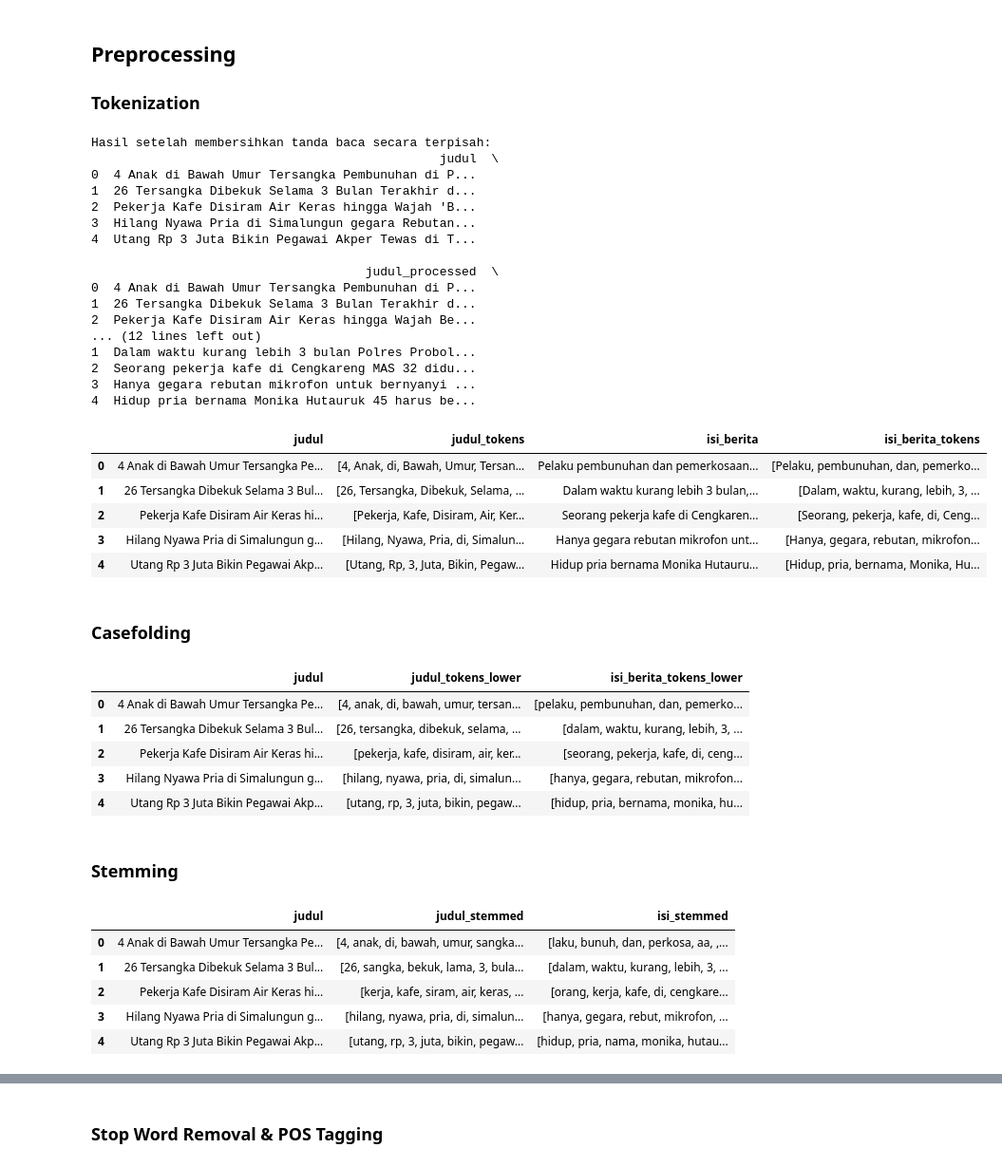
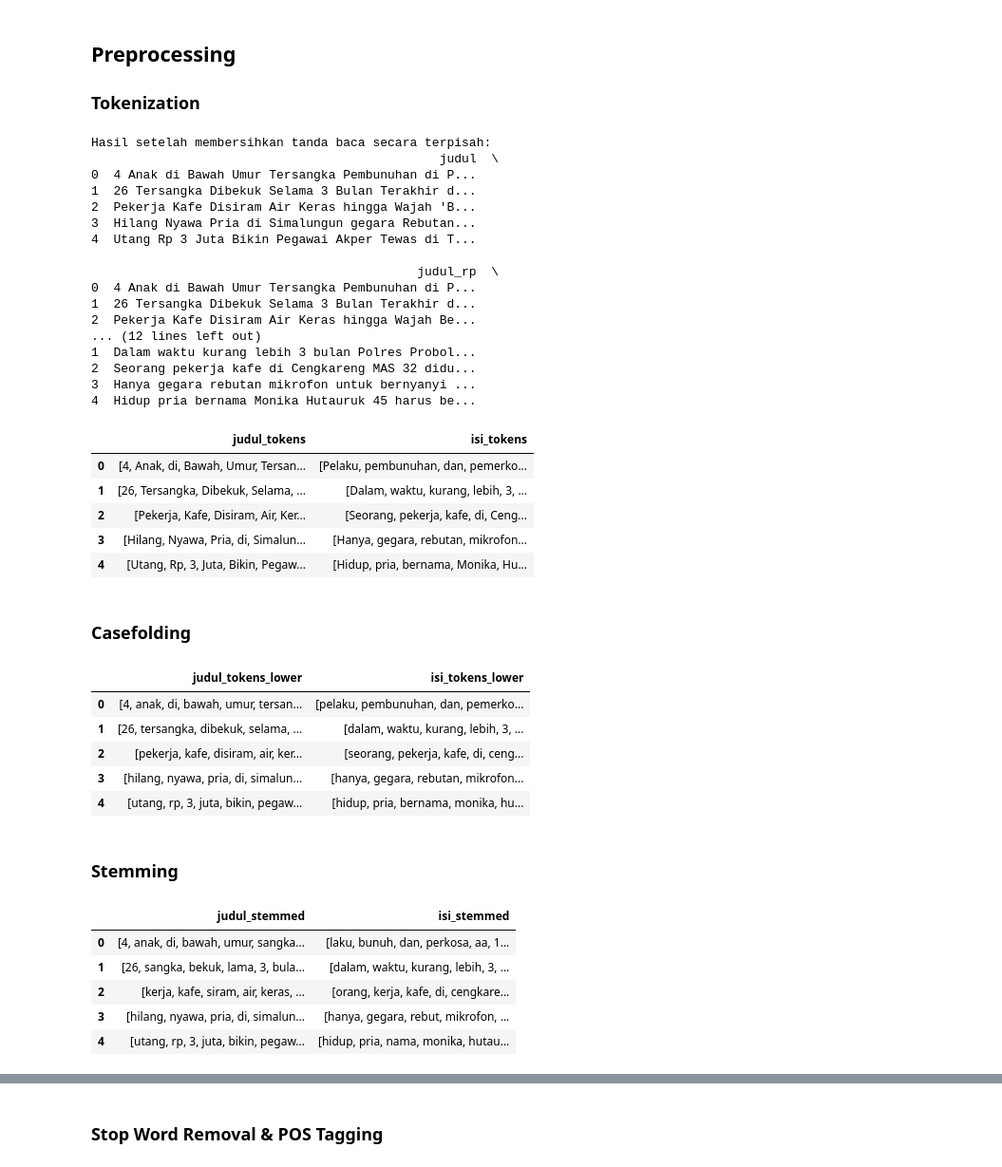
Before and after one commit to fairuuz16/ner-project, a Jupyter notebook: notebooks/02-data-preprocessing.ipynb, the cells around one changed output, grey strips where cells are left out. Shown at 95% size. Saved outputs shown, nothing was run; the diff lists cells and outputs as text; code cells hidden in the pictures.

```diff
--- a/notebooks/02-data-preprocessing.ipynb
+++ b/notebooks/02-data-preprocessing.ipynb
@@ -38,12 +38,12 @@ def remove_punctuation(text):
         text = str(text)
     return re.sub(r'[^\w\s]', '', text)
 
-df['judul_processed'] = df['judul'].apply(remove_punctuation)
+df['judul_rp'] = df['judul'].apply(remove_punctuation)
 
-df['isi_berita_processed'] = df['isi_berita'].apply(remove_punctuation)
+df['isi_rp'] = df['isi_berita'].apply(remove_punctuation)
 
 print("Hasil setelah membersihkan tanda baca secara terpisah:")
-print(df[['judul', 'judul_processed', 'isi_berita', 'isi_berita_processed']].head())
+print(df[['judul', 'judul_rp', 'isi_berita', 'isi_rp']].head())
 # %% [output]
 Hasil setelah membersihkan tanda baca secara terpisah:
                                                judul  \
@@ -53,7 +53,7 @@ Hasil setelah membersihkan tanda baca secara terpisah:
 3  Hilang Nyawa Pria di Simalungun gegara Rebutan...
 4  Utang Rp 3 Juta Bikin Pegawai Akper Tewas di T...
 
-                                     judul_processed  \
+                                            judul_rp  \
 0  4 Anak di Bawah Umur Tersangka Pembunuhan di P...
 1  26 Tersangka Dibekuk Selama 3 Bulan Terakhir d...
 2  Pekerja Kafe Disiram Air Keras hingga Wajah Be...
@@ -63,36 +63,36 @@ Hasil setelah membersihkan tanda baca secara terpisah:
 3  Hanya gegara rebutan mikrofon untuk bernyanyi ...
 4  Hidup pria bernama Monika Hutauruk 45 harus be...
 # %%
-df['judul'] = df['judul'].fillna('')
-df['isi_berita'] = df['isi_berita'].fillna('')
+df['judul_rp'] = df['judul_rp'].fillna('')
+df['isi_rp'] = df['isi_rp'].fillna('')
 
 # Tokenisasi
-df['judul_tokens'] = df['judul'].apply(word_tokenize)
-df['isi_berita_tokens'] = df['isi_berita'].apply(word_tokenize)
+df['judul_tokens'] = df['judul_rp'].apply(word_tokenize)
+df['isi_tokens'] = df['isi_rp'].apply(word_tokenize)
 
 # Hasil tokenisasi
-df[['judul', 'judul_tokens', 'isi_berita', 'isi_berita_tokens']].head()
+df[['judul_tokens', 'isi_tokens']].head()
 # %% [output]
-|  | judul | judul_tokens | isi_berita | isi_berita_tokens |
-| 0 | 4 Anak di Bawah Umur Tersangka Pe... | [4, Anak, di, Bawah, Umur, Tersan... | Pelaku pembunuhan dan pemerkosaan... | [Pelaku, pembunuhan, dan, pemerko... |
-| 1 | 26 Tersangka Dibekuk Selama 3 Bul... | [26, Tersangka, Dibekuk, Selama, ... | Dalam waktu kurang lebih 3 bulan,... | [Dalam, waktu, kurang, lebih, 3, ... |
-| 2 | Pekerja Kafe Disiram Air Keras hi... | [Pekerja, Kafe, Disiram, Air, Ker... | Seorang pekerja kafe di Cengkaren... | [Seorang, pekerja, kafe, di, Ceng... |
-| 3 | Hilang Nyawa Pria di Simalungun g... | [Hilang, Nyawa, Pria, di, Simalun... | Hanya gegara rebutan mikrofon unt... | [Hanya, gegara, rebutan, mikrofon... |
-| 4 | Utang Rp 3 Juta Bikin Pegawai Akp... | [Utang, Rp, 3, Juta, Bikin, Pegaw... | Hidup pria bernama Monika Hutauru... | [Hidup, pria, bernama, Monika, Hu... |
+|  | judul_tokens | isi_tokens |
+| 0 | [4, Anak, di, Bawah, Umur, Tersan... | [Pelaku, pembunuhan, dan, pemerko... |
+| 1 | [26, Tersangka, Dibekuk, Selama, ... | [Dalam, waktu, kurang, lebih, 3, ... |
+| 2 | [Pekerja, Kafe, Disiram, Air, Ker... | [Seorang, pekerja, kafe, di, Ceng... |
+| 3 | [Hilang, Nyawa, Pria, di, Simalun... | [Hanya, gegara, rebutan, mikrofon... |
+| 4 | [Utang, Rp, 3, Juta, Bikin, Pegaw... | [Hidup, pria, bernama, Monika, Hu... |
 # %% [markdown]
 ### Casefolding
 # %%
 df['judul_tokens_lower'] = df['judul_tokens'].apply(lambda tokens: [token.lower() for token in tokens])
-df['isi_berita_tokens_lower'] = df['isi_berita_tokens'].apply(lambda tokens: [token.lower() for token in tokens])
+df['isi_tokens_lower'] = df['isi_tokens'].apply(lambda tokens: [token.lower() for token in tokens])
 
-df[['judul', 'judul_tokens_lower', 'isi_berita_tokens_lower']].head()
+df[['judul_tokens_lower', 'isi_tokens_lower']].head()
 # %% [output]
-|  | judul | judul_tokens_lower | isi_berita_tokens_lower |
-| 0 | 4 Anak di Bawah Umur Tersangka Pe... | [4, anak, di, bawah, umur, tersan... | [pelaku, pembunuhan, dan, pemerko... |
-| 1 | 26 Tersangka Dibekuk Selama 3 Bul... | [26, tersangka, dibekuk, selama, ... | [dalam, waktu, kurang, lebih, 3, ... |
-| 2 | Pekerja Kafe Disiram Air Keras hi... | [pekerja, kafe, disiram, air, ker... | [seorang, pekerja, kafe, di, ceng... |
-| 3 | Hilang Nyawa Pria di Simalungun g... | [hilang, nyawa, pria, di, simalun... | [hanya, gegara, rebutan, mikrofon... |
-| 4 | Utang Rp 3 Juta Bikin Pegawai Akp... | [utang, rp, 3, juta, bikin, pegaw... | [hidup, pria, bernama, monika, hu... |
+|  | judul_tokens_lower | isi_tokens_lower |
+| 0 | [4, anak, di, bawah, umur, tersan... | [pelaku, pembunuhan, dan, pemerko... |
+| 1 | [26, tersangka, dibekuk, selama, ... | [dalam, waktu, kurang, lebih, 3, ... |
+| 2 | [pekerja, kafe, disiram, air, ker... | [seorang, pekerja, kafe, di, ceng... |
+| 3 | [hilang, nyawa, pria, di, simalun... | [hanya, gegara, rebutan, mikrofon... |
+| 4 | [utang, rp, 3, juta, bikin, pegaw... | [hidup, pria, bernama, monika, hu... |
 # %% [markdown]
 ### Stemming
 # %%
@@ -100,13 +100,13 @@ factory = StemmerFactory()
 stemmer = factory.create_stemmer()
 
 df['judul_stemmed'] = df['judul_tokens_lower'].apply(lambda tokens: [stemmer.stem(token) for token in tokens])
-df['isi_stemmed'] = df['isi_berita_tokens_lower'].apply(lambda tokens: [stemmer.stem(token) for token in tokens])
+df['isi_stemmed'] = df['isi_tokens_lower'].apply(lambda tokens: [stemmer.stem(token) for token in tokens])
 
-df[['judul', 'judul_stemmed', 'isi_stemmed']].head()
+df[['judul_stemmed', 'isi_stemmed']].head()
 # %% [output]
-|  | judul | judul_stemmed | isi_stemmed |
-| 0 | 4 Anak di Bawah Umur Tersangka Pe... | [4, anak, di, bawah, umur, sangka... | [laku, bunuh, dan, perkosa, aa, ,... |
-| 1 | 26 Tersangka Dibekuk Selama 3 Bul... | [26, sangka, bekuk, lama, 3, bula... | [dalam, waktu, kurang, lebih, 3, ... |
-| 2 | Pekerja Kafe Disiram Air Keras hi... | [kerja, kafe, siram, air, keras, ... | [orang, kerja, kafe, di, cengkare... |
-| 3 | Hilang Nyawa Pria di Simalungun g... | [hilang, nyawa, pria, di, simalun... | [hanya, gegara, rebut, mikrofon, ... |
-| 4 | Utang Rp 3 Juta Bikin Pegawai Akp... | [utang, rp, 3, juta, bikin, pegaw... | [hidup, pria, nama, monika, hutau... |
+|  | judul_stemmed | isi_stemmed |
+| 0 | [4, anak, di, bawah, umur, sangka... | [laku, bunuh, dan, perkosa, aa, 1... |
+| 1 | [26, sangka, bekuk, lama, 3, bula... | [dalam, waktu, kurang, lebih, 3, ... |
+| 2 | [kerja, kafe, siram, air, keras, ... | [orang, kerja, kafe, di, cengkare... |
+| 3 | [hilang, nyawa, pria, di, simalun... | [hanya, gegara, rebut, mikrofon, ... |
+| 4 | [utang, rp, 3, juta, bikin, pegaw... | [hidup, pria, nama, monika, hutau... |
```
Also changed, not shown: parts of 6 cells of this notebook, 3 other files.
